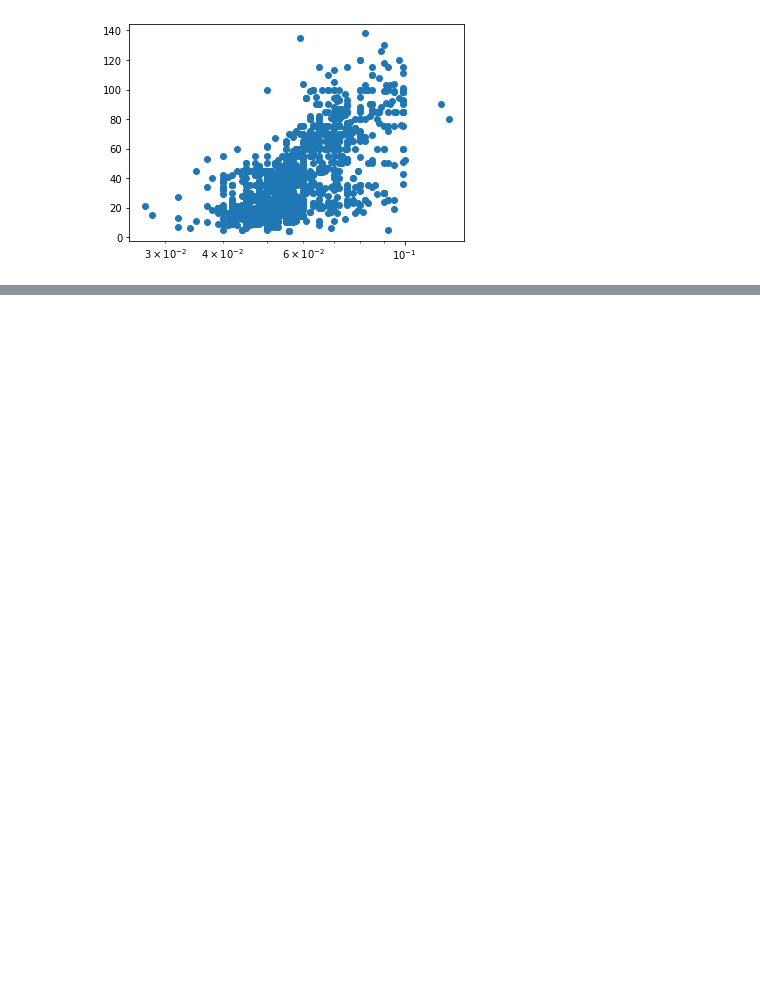
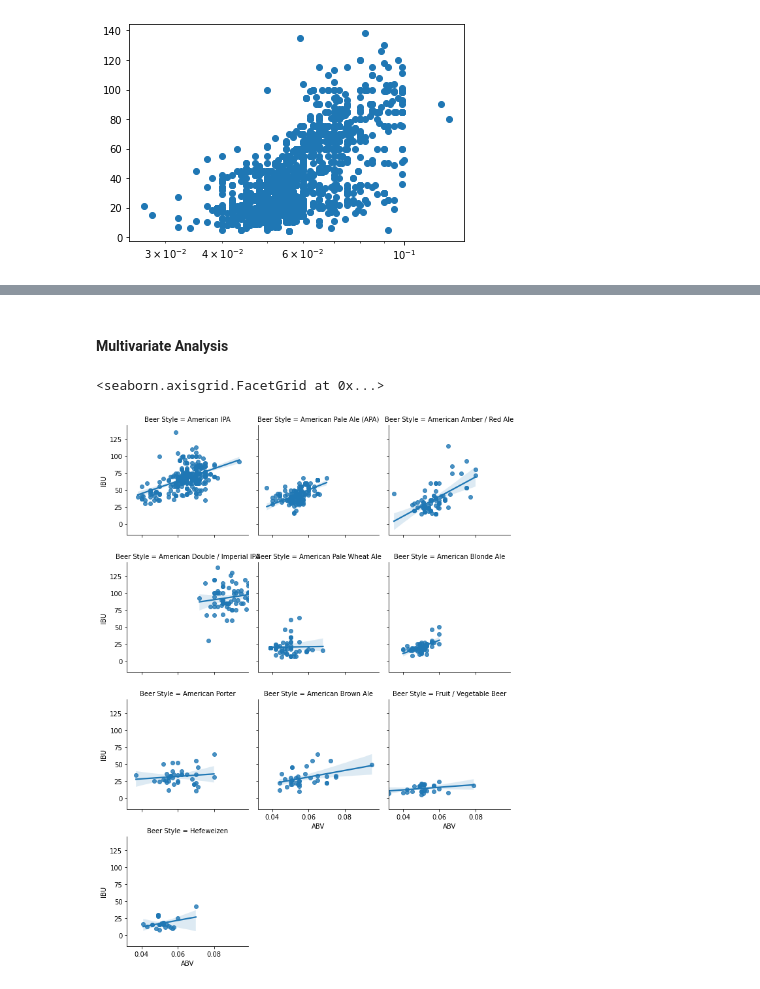
Before and after one commit to akkiannu/BeerAnalysis, a Jupyter notebook: exploration.ipynb, the cells around one changed output, grey strips where cells are left out. Saved outputs shown, nothing was run; the diff lists cells and outputs as text; code cells hidden in the pictures; blank space fills up the shorter version.

Commit message:
v2.3: Added more Multivariate analysis

```diff
--- a/exploration.ipynb
+++ b/exploration.ipynb
@@ -241,0 +284,8 @@ Text(0.5, 0, 'Number of Beers')
+# %% [markdown]
+#### Multivariate Analysis
+# %%
+g = sns.FacetGrid(data=df_beer_sub, col='Beer Style', col_wrap=3,size=3, col_order=top_10_beer)
+g.map(sns.regplot, "ABV", "IBU")
+# %% [output]
+<seaborn.axisgrid.FacetGrid at 0x...>
+[figure, added]
```
Also changed, not shown: parts of 40 cells of this notebook.
